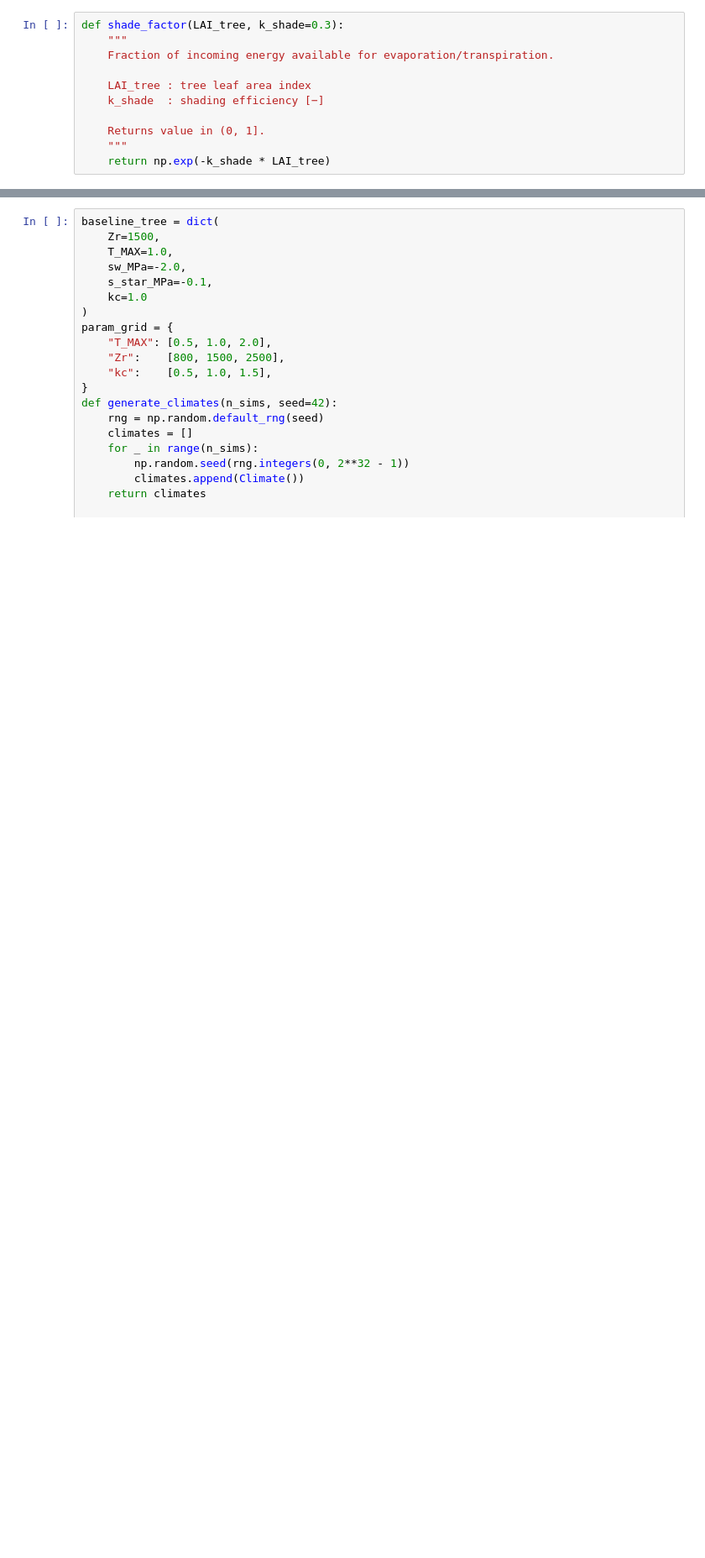
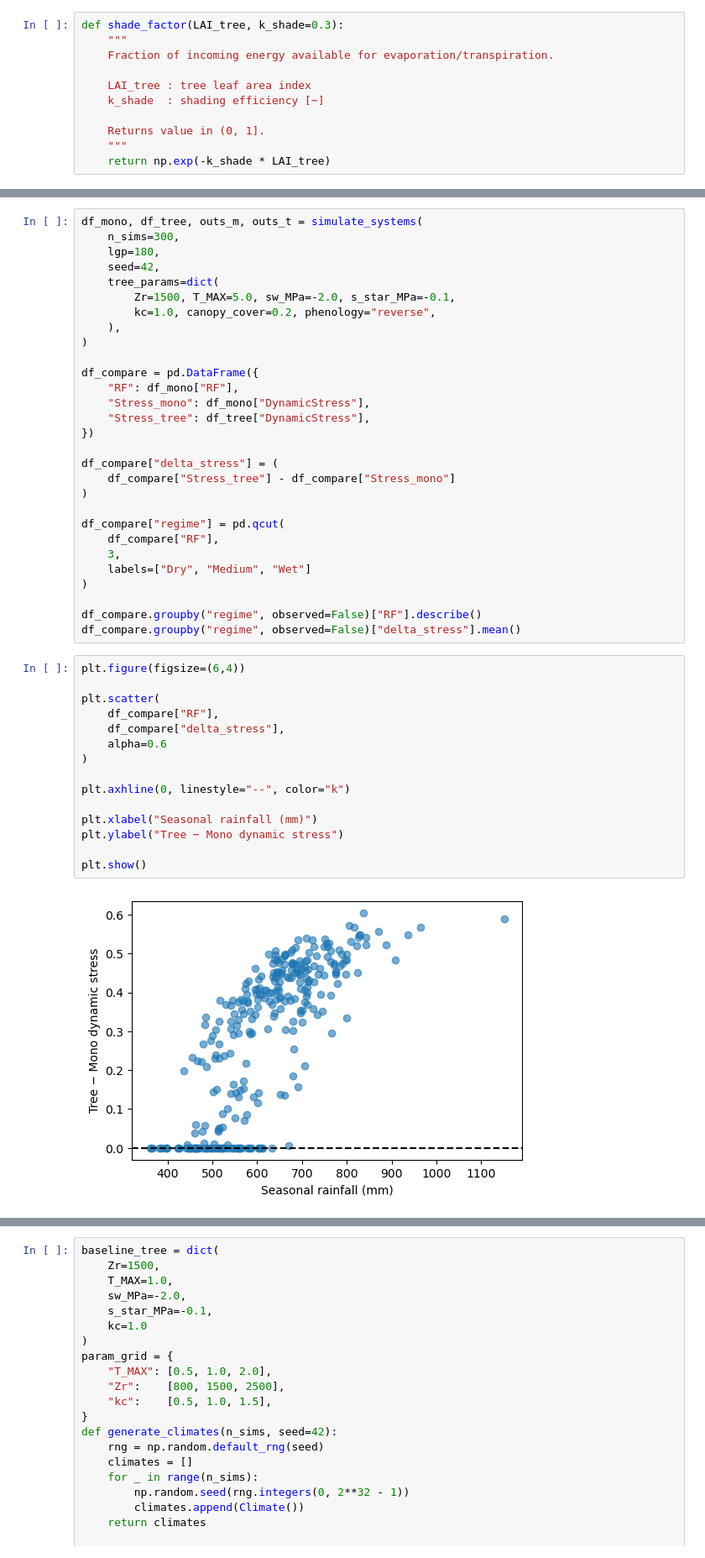
Before and after one commit to rms428/maize-Toff, a Jupyter notebook: tree.ipynb, the cells around one changed output, grey strips where cells are left out. Shown at 84% size. Cells and saved outputs as stored; diff of their text form; blank space fills up the shorter version.

```diff
--- a/tree.ipynb
+++ b/tree.ipynb
@@ -455,0 +516,46 @@ Name: s, Length: 247, dtype: float64
+# %%
+df_mono, df_tree, outs_m, outs_t = simulate_systems(
+    n_sims=300,
+    lgp=180,
+    seed=42,
+    tree_params=dict(
+        Zr=1500, T_MAX=5.0, sw_MPa=-2.0, s_star_MPa=-0.1,
+        kc=1.0, canopy_cover=0.2, phenology="reverse",
+    ),
+)
+
+df_compare = pd.DataFrame({
+    "RF": df_mono["RF"],
+    "Stress_mono": df_mono["DynamicStress"],
+    "Stress_tree": df_tree["DynamicStress"],
+})
+
+df_compare["delta_stress"] = (
+    df_compare["Stress_tree"] - df_compare["Stress_mono"]
+)
+
+df_compare["regime"] = pd.qcut(
+    df_compare["RF"],
+    3,
+    labels=["Dry", "Medium", "Wet"]
+)
+
+df_compare.groupby("regime", observed=False)["RF"].describe()
+df_compare.groupby("regime", observed=False)["delta_stress"].mean()
+# %%
+plt.figure(figsize=(6,4))
+
+plt.scatter(
+    df_compare["RF"],
+    df_compare["delta_stress"],
+    alpha=0.6
+)
+
+plt.axhline(0, linestyle="--", color="k")
+
+plt.xlabel("Seasonal rainfall (mm)")
+plt.ylabel("Tree − Mono dynamic stress")
+
+plt.show()
+# %% [output]
+[figure, added]
```
Also changed, not shown: parts of 47 cells of this notebook, 1 other file.
